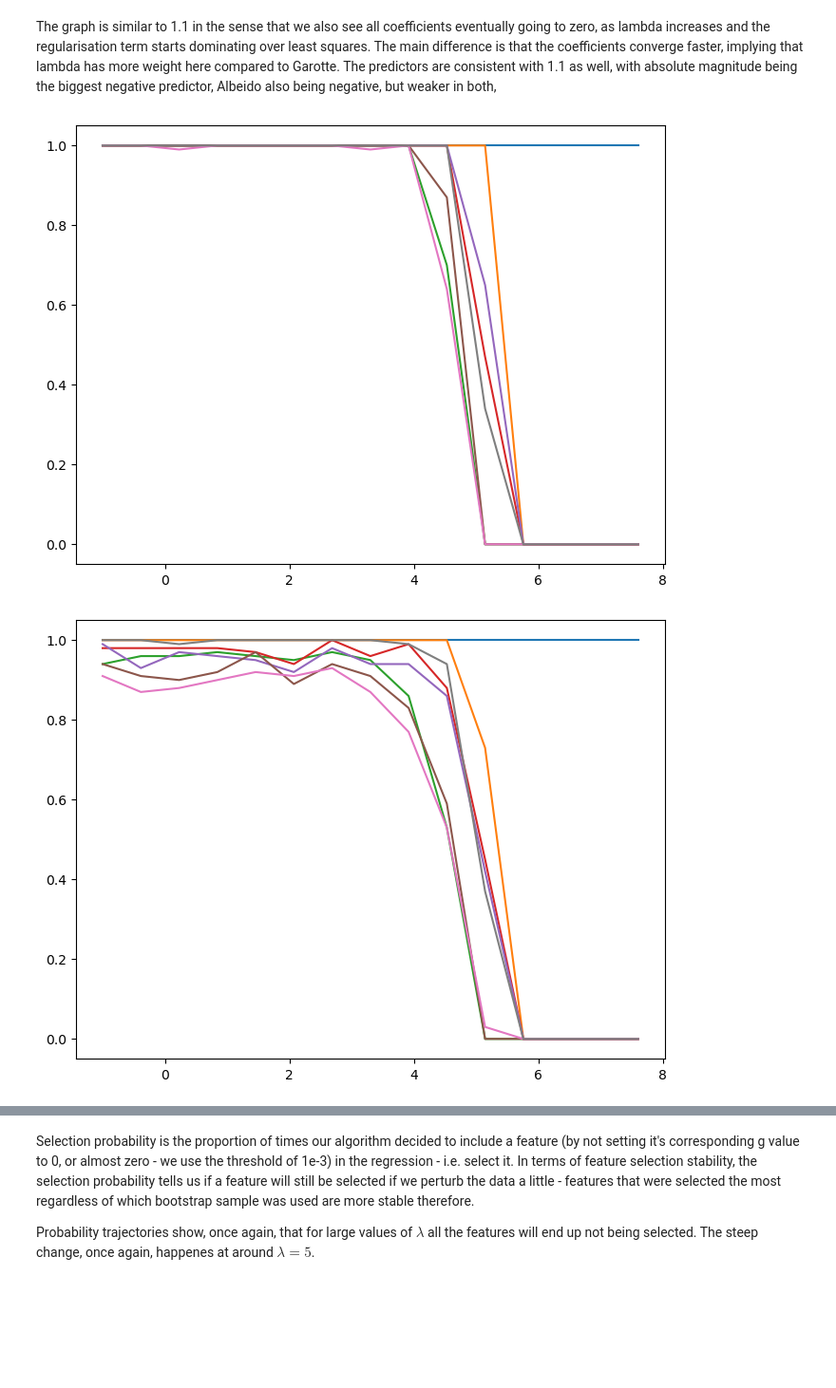
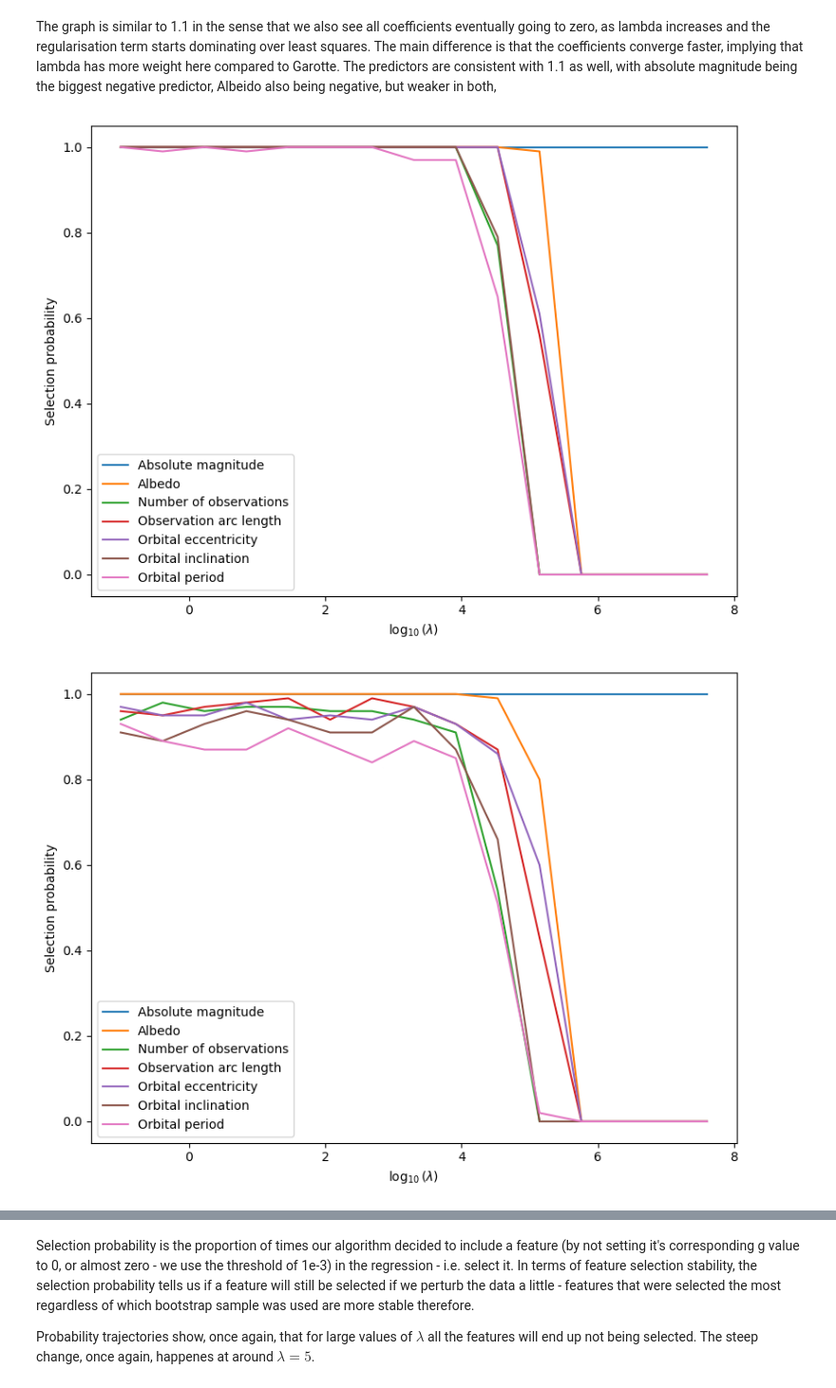
Before and after one commit to alisaklymchuk/data_science_math60026, a Jupyter notebook: 02455568_coursework1.ipynb, the cells around one changed output, grey strips where cells are left out. Shown at 95% size. Cells and saved outputs as stored; diff of their text form; code cells hidden in the pictures; blank space fills up the shorter version.

```diff
--- a/02455568_coursework1.ipynb
+++ b/02455568_coursework1.ipynb
@@ -204,7 +215,7 @@ def minimise_g(x, y, beta_ls_with_int, lam, n_iters=10**4, step_size=1e-7, c_hub
     beta0 = beta_ls_with_int[0]
 
     # Initialise g
-    g = np.zeros(len(beta_ls)) + 1
+    g = np.zeros(len(beta_ls))
 
     # Gradient descent to minimise g
     for i in range(n_iters):
@@ -283,21 +294,20 @@ The graph above shows the MSE of the predictions of the test data plotted agains
 def D(full_X, full_y, T, lam):
 
     #Split X and Y into T folds
-    n = len(full_y)
-    indices = np.arange(n)
-    fold_indices = np.array_split(indices, T)
+    N = len(full_y)
+    fold_size = N // T
     MSEs = []
 
-    for t in fold_indices:
-        mask = np.zeros(len(full_y), dtype=bool)
-        mask[t] = True
-        # First standardise X_val using X_train
-        # And only then standardise X_train
-        X_train_not_std = full_X[~mask]
-        X_val = standardise(full_X[mask], X_train_= X_train_not_std)
+    for t in range(T):
+        val_mask = np.zeros(N, dtype=bool)
+        val_mask[t*fold_size:(t+1)*fold_size] = True
+        X_val_not_std = full_X[val_mask]
+        X_train_not_std = full_X[~val_mask]
+        # Standardise validation first and then training set
+        X_val = standardise(X_val_not_std, X_train_= X_train_not_std)
         X_train = standardise(X_train_not_std)
-        y_train = full_y[~mask]
-        y_val = full_y[mask]
+        y_train = full_y[~val_mask]
+        y_val = full_y[val_mask]
         MSEs.append(MSE_t(X_train, y_train, X_val, y_val, lam))
     D = np.mean(np.abs(np.diff(np.array(MSEs))))
 
@@ -395,28 +405,42 @@ The graph is similar to 1.1 in the sense that we also see all coefficients event
 # %%
 B = 100
 N_dashes = [len(X_train_std) // 2, 50]
 n = X_aug.shape[0]
 prob_paths_Ns = []
 for N_dash in N_dashes:
     prob_paths = []
     for lam in lambdas:
 
         features_bootstrap = []
         for i in range(B):
             idx = rng.choice(n, size=N_dash, replace=False)
             X_sample = X_aug[idx]
             y_sample = y_train_diam[idx]
             beta_lasso = minimize_ls_huber(X_sample, y_sample, lam, n_iters=10000,
                                         step_size=1e-7,
                                         c_huber=1e-4)
             feauters_selected = np.where(np.abs(beta_lasso) > 0.001, 1, 0)
             features_bootstrap.append(feauters_selected)
         feature_probabilities = np.array(features_bootstrap).mean(axis=0)
         prob_paths.append(feature_probabilities)
     prob_paths_Ns.append(prob_paths)
 
+    prob_paths = np.array(prob_paths)  # (n_lambdas, n_features)
+
     plt.figure(figsize=(8, 6))
-    plt.plot(log_lambdas, prob_paths)
+
+    for j, name in enumerate(feature_names):
+        plt.plot(
+            log_lambdas,
+            prob_paths[:, j],
+            label=name
+        )
+
+    plt.xlabel(r"$\log_{10}(\lambda)$")
+    plt.ylabel("Selection probability")
+    plt.legend()
+    plt.tight_layout()
+    plt.show()
 # %% [output]
-[figure, old version]
+[figure, new version]
-[figure, old version]
+[figure, new version]
```
Also changed, not shown: parts of 16 cells of this notebook, 1 other file.
